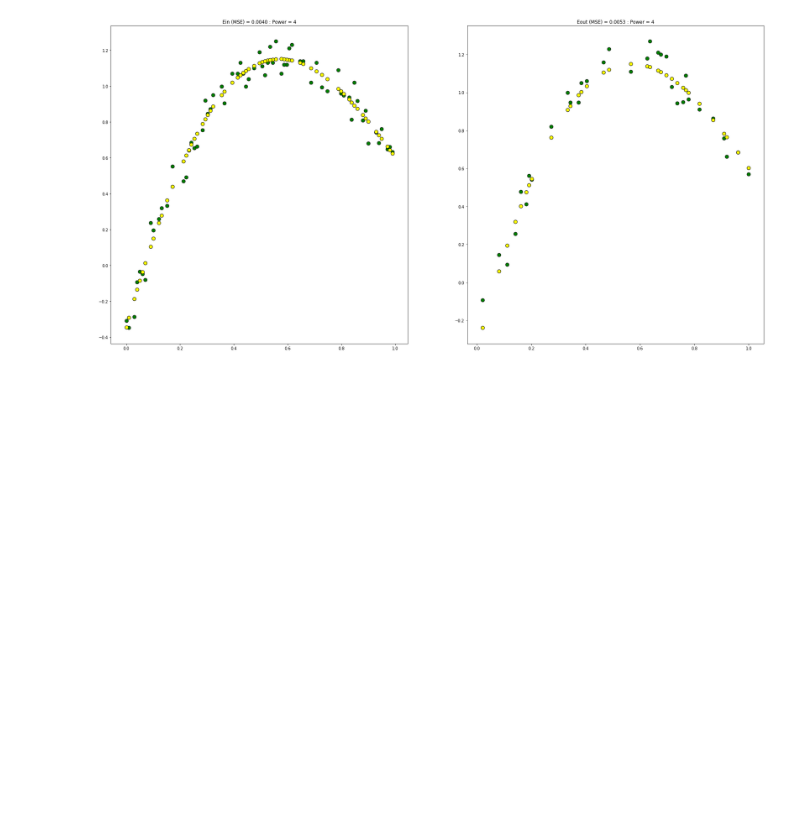
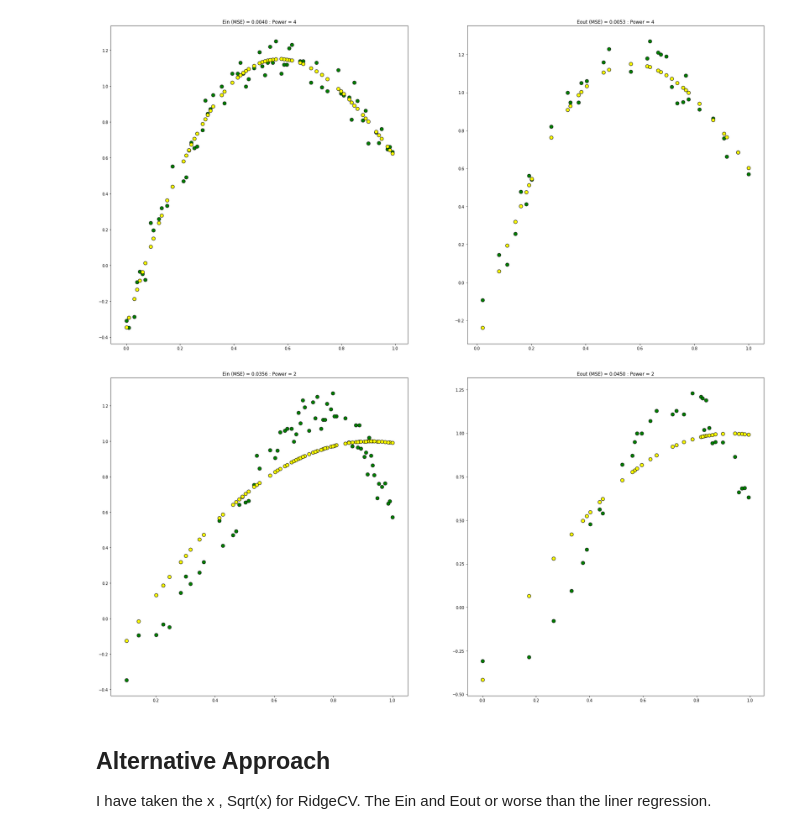
Before and after one commit to vipulpopat/MSCAI_Sem1_Etivity3, a Jupyter notebook: Etivity3_18200117_LinearRegression.ipynb, the cells around one changed output. Cells and saved outputs as stored; diff of their text form; code cells hidden in the pictures; blank space fills up the shorter version.

```diff
--- a/Etivity3_18200117_LinearRegression.ipynb
+++ b/Etivity3_18200117_LinearRegression.ipynb
@@ -156,3 +156,41 @@ for n in range(n_min_e+1):
 run_reg(X,data['y'])
 # %% [output]
 [figure]
+# %%
+from sklearn.linear_model import RidgeCV
+
+def calculate_error(X,y,lineg):
+    yhat = lineg.predict(X)
+    return (np.power(yhat - y,2).sum()/len(y))
+
+def plot_circle_nd(X,y,linreg,title):
+    _ = plt.scatter(X[:,0],y, marker='o',s=80,color='green', edgecolors='black')
+    _ = plt.scatter(X[:,0],linreg.predict(X), marker='o',s=80,color='yellow', edgecolors='black')
+    _ = plt.title(title)
+
+def run_reg(X_in,y_in,power=1):
+    X_train, X_test, y_train, y_test = train_test_split(X_in,y_in, test_size=0.33)
+    linreg = RidgeCV()
+    linreg.fit(X_train,y_train)
+
+    plot_func = plot_circle_nd
+    power = X_train.shape[1]
+
+    f, axs = plt.subplots(1, 2, figsize=(30, 15))
+    plt.subplot(1, 2, 1)
+    train_error = calculate_error(X_train,y_train,linreg)
+    plot_func(X_train,y_train,linreg,"Ein (MSE) = {:.4f} : Power = {}".format(train_error,power))
+    plt.subplot(1, 2, 2)
+    test_error  = calculate_error(X_test, y_test,linreg)
+    plot_func(X_test,y_test,linreg,"Eout (MSE) = {:.4f} : Power = {}".format(test_error,power))
+    plt.show()
+
+
+
+X = np.c_[np.sqrt(data['X']),data['X']]
+run_reg(X,data['y'])
+# %% [output]
+[figure, added]
+# %% [markdown]
+## Alternative Approach
+I have taken the x , Sqrt(x)  for RidgeCV. The Ein and Eout or worse than the liner regression.
```
